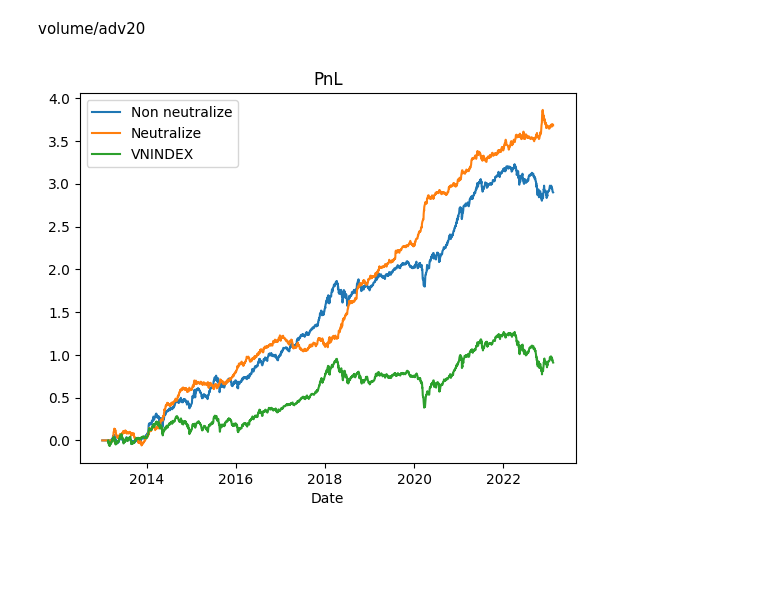
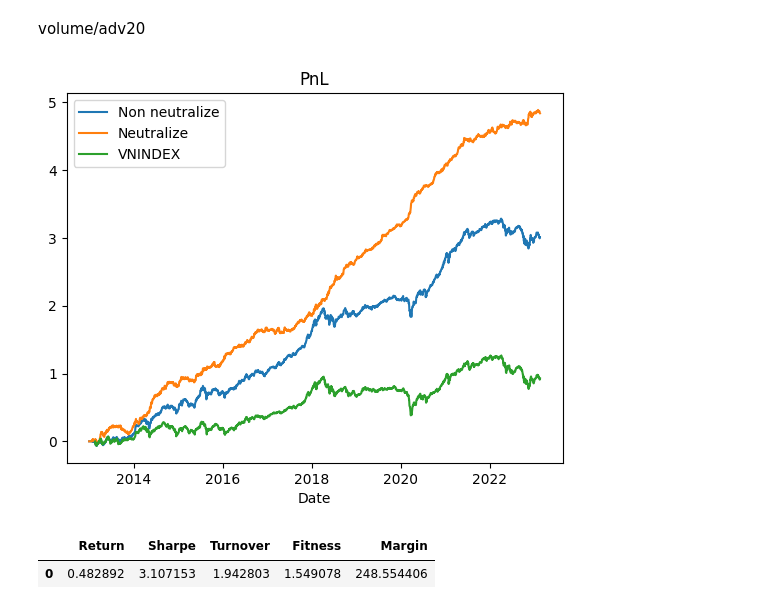
Before and after one commit to khanhtrinh2003/VN30-Strategy, a Jupyter notebook: main.ipynb, the cells around one changed output. Cells and saved outputs as stored; diff of their text form; code cells hidden in the pictures; blank space fills up the shorter version.

```diff
--- a/main.ipynb
+++ b/main.ipynb
@@ -188,17 +156,22 @@ save_weights(w1,"14/2/2023")
 # %% [markdown]
 volume/adv20
 # %%
-alpha5 = volume/ts_mean(ts_decay_linear(volume,30),20)
+alpha5 = rank(volume/ts_mean(volume,20))
 w =weights(alpha5, neutrali=0)
 w1 =weights(alpha5,neutrali=1)
 
 returns = close.pct_change()
 a = Simresult(w,returns)
 a.plot_pnl("Non neutralize")
 
 b = Simresult(w1,returns)
 b.plot_pnl("Neutralize")
 
 plot_vnindex()
 # %% [output]
-[figure, old version]
+[figure, new version]
+# %%
+b.get_overall()
+# %% [output]
+|  | Return | Sharpe | Turnover | Fitness | Margin |
+| 0 | 0.482892 | 3.107153 | 1.942803 | 1.549078 | 248.554406 |
```
Also changed, not shown: parts of 26 cells of this notebook, 8 other files.
